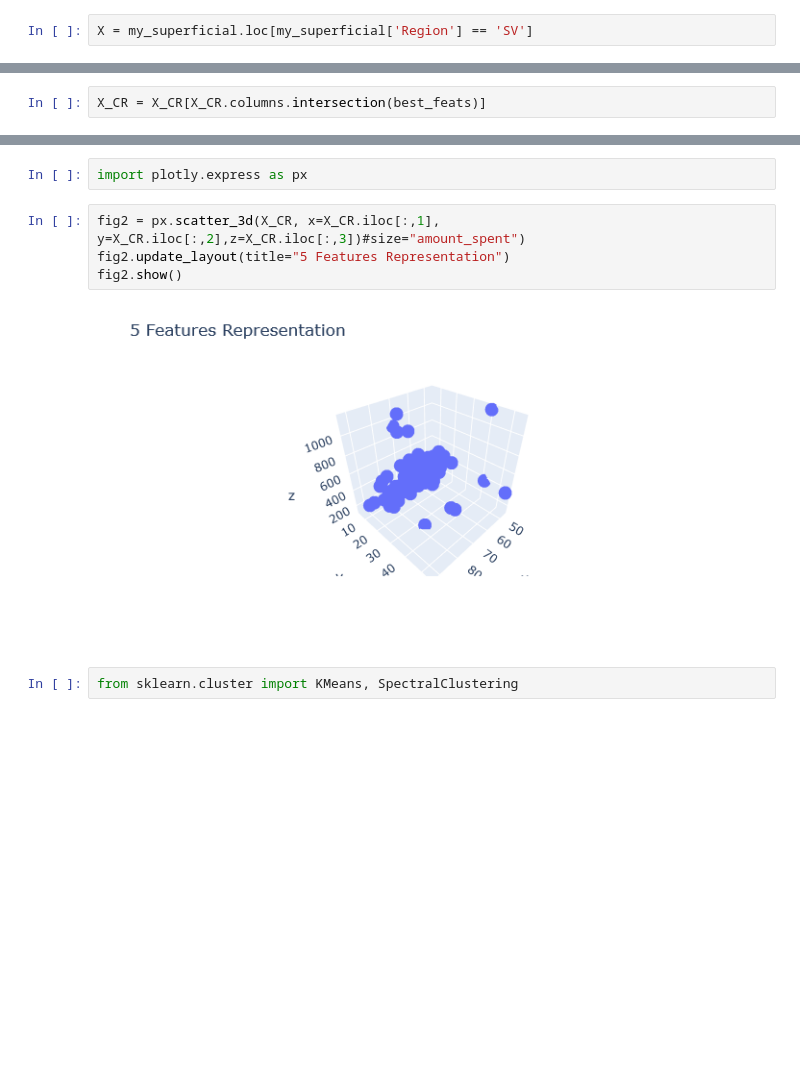
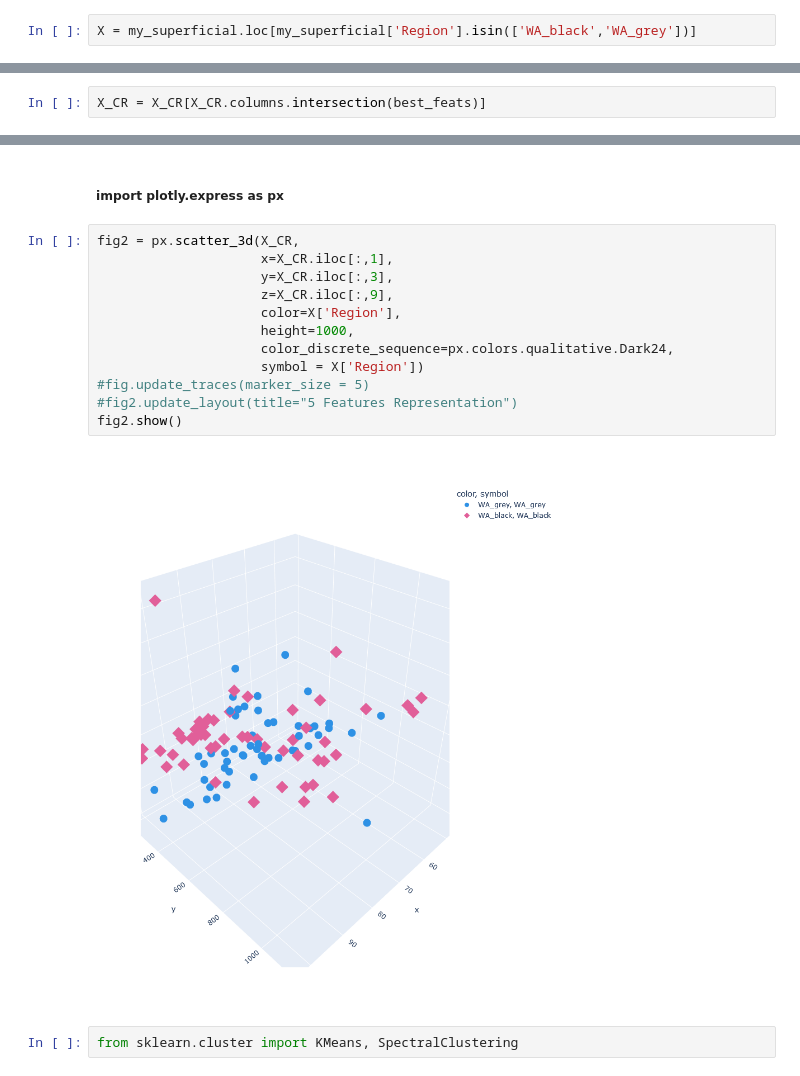
Before and after one commit to Spelaeo123/Machine_Learning, a Jupyter notebook: elliot2023_flint_in_severn_avon/Super1a_data_Preprocessing_SuperRegrouping.ipynb, the cells around one changed output, grey strips where cells are left out. Drawn from its saved outputs; the diff is of its cells as text; blank space fills up the shorter version.

Commit message:
Started work on superficial colours analysis

```diff
--- a/elliot2023_flint_in_severn_avon/Super1a_data_Preprocessing_SuperRegrouping.ipynb
+++ b/elliot2023_flint_in_severn_avon/Super1a_data_Preprocessing_SuperRegrouping.ipynb
@@ -41,7 +41,7 @@ my_superficial['Site'].unique()
 array(['AB', 'LV', 'BR', 'KY', 'BF', 'ST', 'SH', 'CF', 'BG', 'AC', 'CR',
        'GH', 'PX', 'WF'], dtype=object)
 # %%
-X = my_superficial.loc[my_superficial['Region'] == 'SV']
+X = my_superficial.loc[my_superficial['Region'].isin(['WA_black','WA_grey'])]
 # %%
 X.head()
 # %% [output]
@@ -91,11 +100,19 @@ IndexError: single positional indexer is out-of-bounds
-# %%
-import plotly.express as px
+# %% [markdown]
+##### import plotly.express as px
 # %%
-fig2 = px.scatter_3d(X_CR, x=X_CR.iloc[:,1], y=X_CR.iloc[:,2],z=X_CR.iloc[:,3])#size="amount_spent")
-fig2.update_layout(title="5 Features Representation")
+fig2 = px.scatter_3d(X_CR,
+                     x=X_CR.iloc[:,1],
+                     y=X_CR.iloc[:,3],
+                     z=X_CR.iloc[:,9],
+                     color=X['Region'],
+                     height=1000,
+                     color_discrete_sequence=px.colors.qualitative.Dark24,
+                     symbol = X['Region'])
+#fig.update_traces(marker_size = 5)
+#fig2.update_layout(title="5 Features Representation")
 fig2.show()
 # %% [output]
-[figure, old version]
+[figure, new version]
 # %%
 from sklearn.cluster import KMeans, SpectralClustering
 # %%
```
Also changed, not shown: parts of 28 cells of this notebook, 4 other files.
